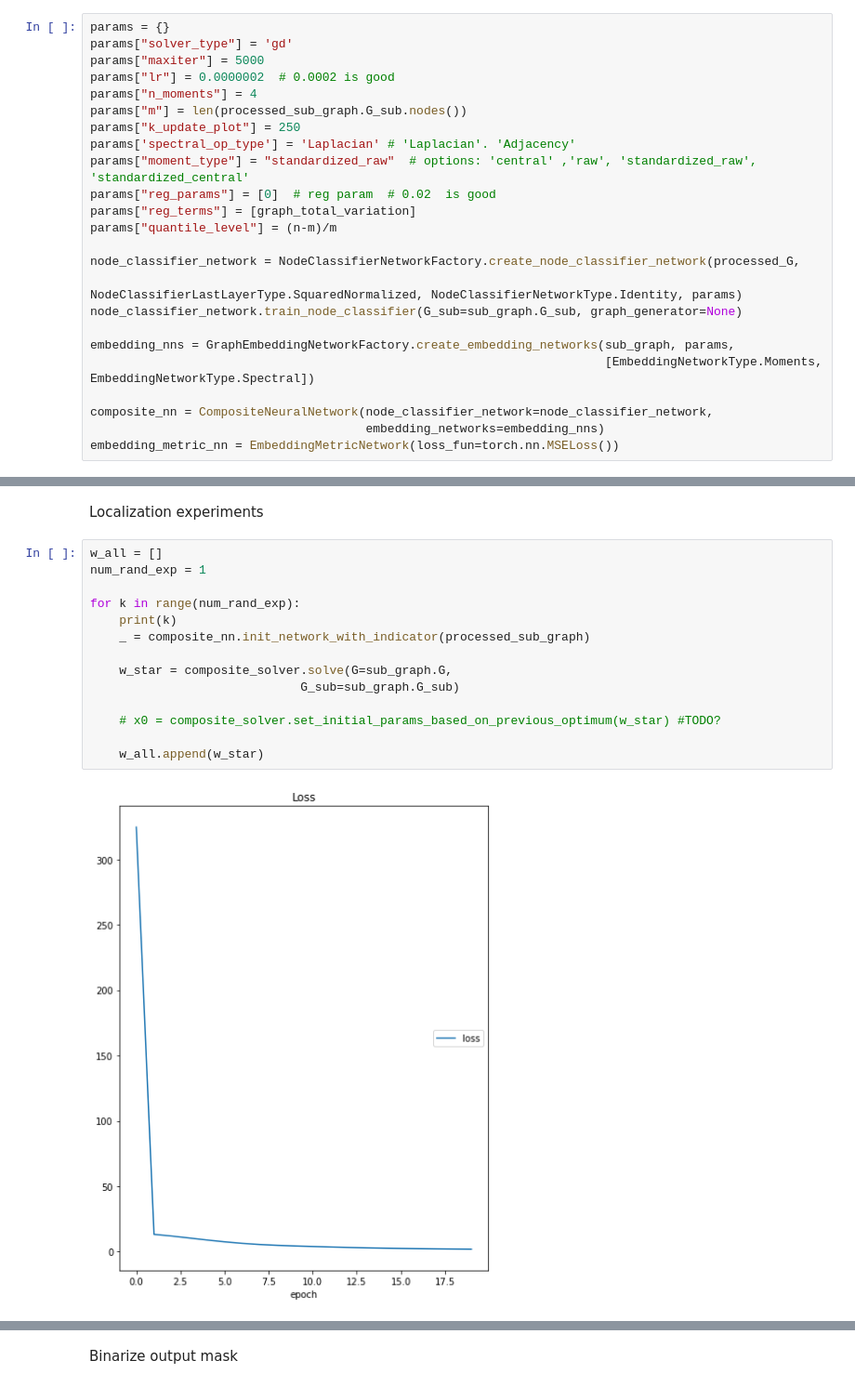
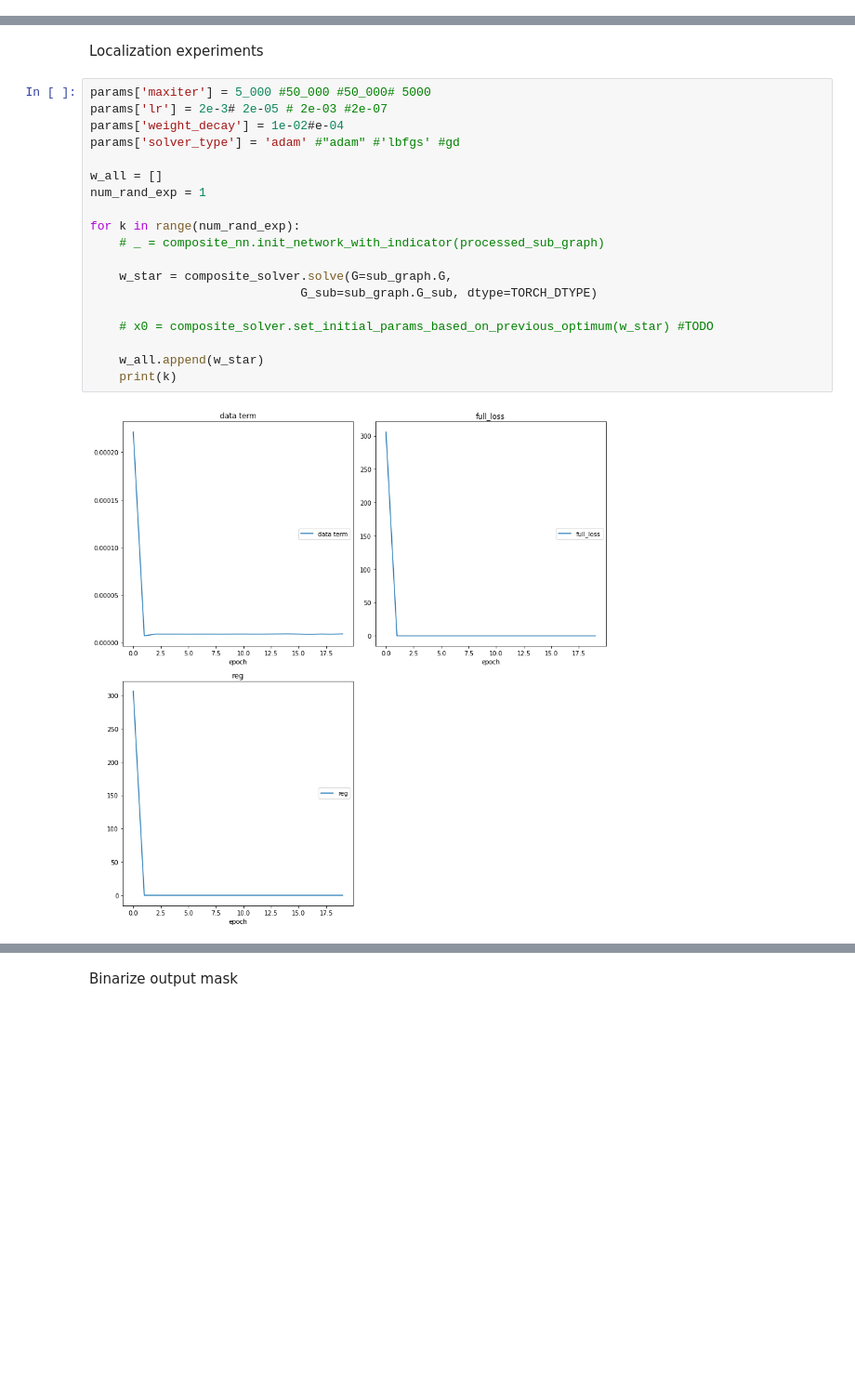
Before and after one commit to vistalab-technion/GraphMatching, a Jupyter notebook: subgraph_matching_via_nn/subgraph_localization_poc_dani.ipynb, the cells around one changed output, grey strips where cells are left out. Shown: that part at 93% size. Drawn from its saved outputs; the diff is of its cells as text; blank space fills up the shorter version.

```diff
--- a/subgraph_matching_via_nn/subgraph_localization_poc_dani.ipynb
+++ b/subgraph_matching_via_nn/subgraph_localization_poc_dani.ipynb
@@ -123,26 +165,2 @@ First 6 moments: ['0.3673', '0.1458', '0.0625', '0.0287', '0.0139', '0.0071']
 # %% [markdown]
 Build localization network
-# %%
-params = {}
-params["solver_type"] = 'gd'
-params["maxiter"] = 5000
-params["lr"] = 0.0000002  # 0.0002 is good
-params["n_moments"] = 4
-params["m"] = len(processed_sub_graph.G_sub.nodes())
-params["k_update_plot"] = 250
-params['spectral_op_type'] = 'Laplacian' # 'Laplacian'. 'Adjacency'
-params["moment_type"] = "standardized_raw"  # options: 'central' ,'raw', 'standardized_raw', 'standardized_central'
-params["reg_params"] = [0]  # reg param  # 0.02  is good
-params["reg_terms"] = [graph_total_variation]
-params["quantile_level"] = (n-m)/m
-
-node_classifier_network = NodeClassifierNetworkFactory.create_node_classifier_network(processed_G,
-                                                                                      NodeClassifierLastLayerType.SquaredNormalized, NodeClassifierNetworkType.Identity, params)
-node_classifier_network.train_node_classifier(G_sub=sub_graph.G_sub, graph_generator=None)
-
-embedding_nns = GraphEmbeddingNetworkFactory.create_embedding_networks(sub_graph, params,
-                                                                       [EmbeddingNetworkType.Moments, EmbeddingNetworkType.Spectral])
-
-composite_nn = CompositeNeuralNetwork(node_classifier_network=node_classifier_network,
-                                      embedding_networks=embedding_nns)
-embedding_metric_nn = EmbeddingMetricNetwork(loss_fun=torch.nn.MSELoss())
@@ -172,18 +349,23 @@ init full loss (with reg): 324.75940507055617
 # %% [markdown]
 Localization experiments
 # %%
+params['maxiter'] = 5_000 #50_000 #50_000# 5000
+params['lr'] = 2e-3# 2e-05 # 2e-03 #2e-07
+params['weight_decay'] = 1e-02#e-04
+params['solver_type'] = 'adam' #"adam" #'lbfgs' #gd
+
 w_all = []
 num_rand_exp = 1
 
 for k in range(num_rand_exp):
-    print(k)
-    _ = composite_nn.init_network_with_indicator(processed_sub_graph)
+    # _ = composite_nn.init_network_with_indicator(processed_sub_graph)
 
     w_star = composite_solver.solve(G=sub_graph.G,
-                             G_sub=sub_graph.G_sub)
+                             G_sub=sub_graph.G_sub, dtype=TORCH_DTYPE)
 
-    # x0 = composite_solver.set_initial_params_based_on_previous_optimum(w_star) #TODO?
+    # x0 = composite_solver.set_initial_params_based_on_previous_optimum(w_star) #TODO
 
     w_all.append(w_star)
+    print(k)
 # %% [output]
-[figure, old version]
+[figure, new version]
```
Also changed, not shown: parts of 21 cells of this notebook.
